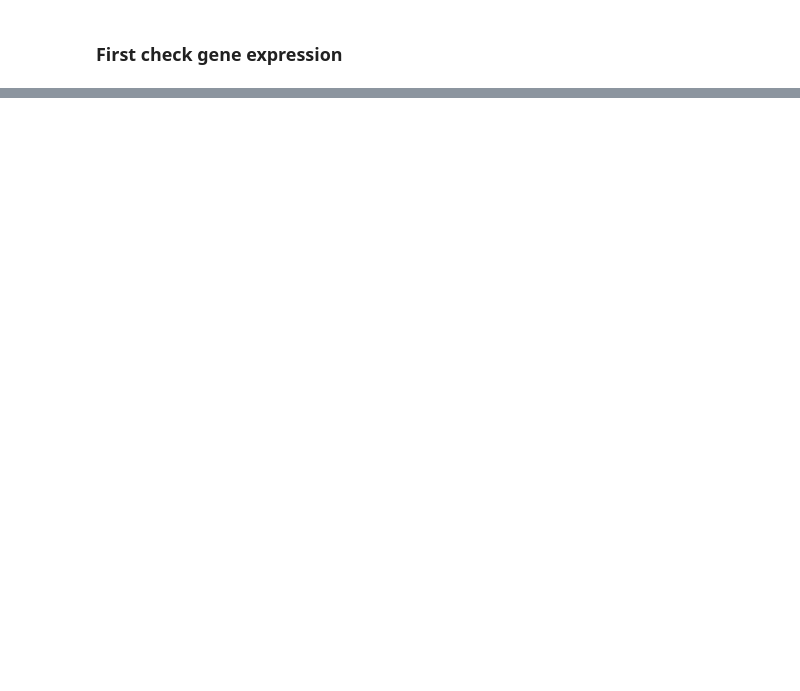
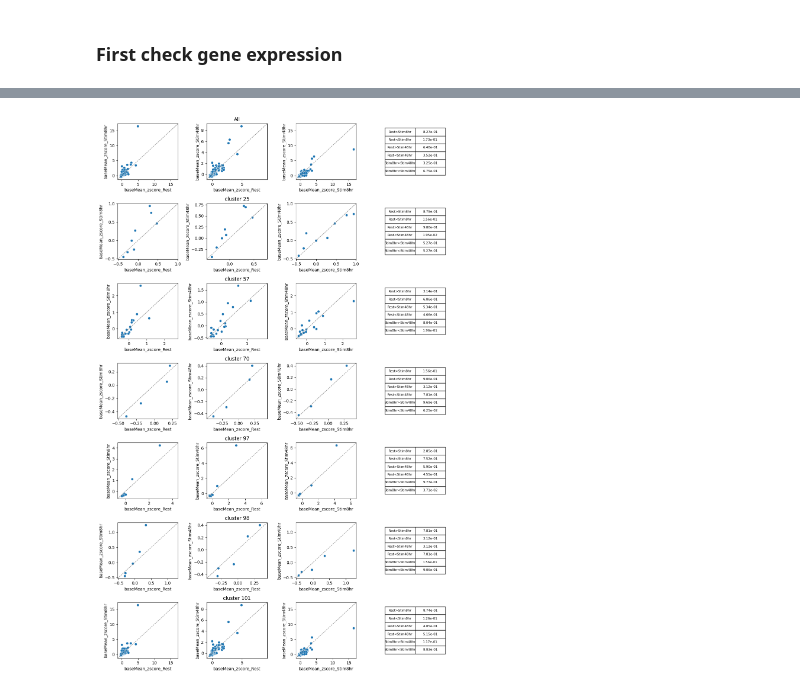
Before and after one commit to emdann/GWT_perturbseq_analysis_2025, a Jupyter notebook: src/6_functional_interaction/understanding_clustering.ipynb, the cells around one changed output, grey strips where cells are left out. Saved outputs shown, nothing was run; the diff lists cells and outputs as text; code cells hidden in the pictures; blank space fills up the shorter version.

```diff
--- a/src/6_functional_interaction/understanding_clustering.ipynb
+++ b/src/6_functional_interaction/understanding_clustering.ipynb
@@ -117,0 +82,95 @@ df
+# %%
+df_mean_std = pd.DataFrame({'condition': ['Rest', 'Rest', 'Stim8hr', 'Stim8hr', 'Stim48hr', 'Stim48hr'],
+                            'mean_or_std': ['mean', 'std', 'mean', 'std', 'mean', 'std'],
+                            'values': [de_summary_stats[de_summary_stats.condition=='Rest'].baseMean.mean(),
+                                       de_summary_stats[de_summary_stats.condition=='Rest'].baseMean.std(),
+                                       de_summary_stats[de_summary_stats.condition=='Stim8hr'].baseMean.mean(),
+                                       de_summary_stats[de_summary_stats.condition=='Stim8hr'].baseMean.std(),
+                                       de_summary_stats[de_summary_stats.condition=='Stim48hr'].baseMean.mean(),
+                                       de_summary_stats[de_summary_stats.condition=='Stim48hr'].baseMean.std()]})
+
+def calculate_expression_zscore(row, df_mean_std):
+    """
+    Calculate zscore of gene expression from mean expression of matching condition
+    """
+    mean = df_mean_std[(df_mean_std['condition']==row['condition'])&(df_mean_std['mean_or_std']=='mean')]['values'].values[0]
+    std = df_mean_std[(df_mean_std['condition']==row['condition'])&(df_mean_std['mean_or_std']=='std')]['values'].values[0]
+
+    return (row['baseMean'] - mean)/std
+# %%
+de_summary_stats['baseMean_zscore'] = de_summary_stats.apply(calculate_expression_zscore, axis=1, df_mean_std=df_mean_std)
+# %%
+df_all = pd.DataFrame(columns=['baseMean_zscore_Rest','baseMean_zscore_Stim8hr','baseMean_zscore_Stim48hr'])
+fig, ax = plt.subplots(len(stim48hr_specific_cluster)+1,4,figsize=(12,3*len(stim48hr_specific_cluster)+1))
+for i, cluster in enumerate(stim48hr_specific_cluster):
+    genelist = adata_final[adata_final.obs.hdbscan==cluster].obs.target_contrast_gene_name_corrected.unique().tolist()
+
+    # Get zscore dataframe
+    df = de_summary_stats[(de_summary_stats.target_name.isin(genelist))&(de_summary_stats.condition=='Rest')][['baseMean_zscore', 'target_name_corrected']].set_index('target_name_corrected')
+    df = pd.merge(df, de_summary_stats[(de_summary_stats.target_name.isin(genelist))&(de_summary_stats.condition=='Stim8hr')][['baseMean_zscore', 'target_name_corrected']].set_index('target_name_corrected'),
+                  left_index=True, right_index=True, suffixes=('_Rest', '_Stim8hr'))
+    df = pd.merge(df, de_summary_stats[(de_summary_stats.target_name.isin(genelist))&(de_summary_stats.condition=='Stim48hr')][['baseMean_zscore', 'target_name_corrected']].set_index('target_name_corrected'),
+                  left_index=True, right_index=True)
+    df = df.rename(columns={'baseMean_zscore': 'baseMean_zscore_Stim48hr'})
+
+    comparison = []
+    pvalues = []
+    condition_pair = [('Rest', 'Stim8hr'), ('Rest', 'Stim48hr'), ('Stim8hr', 'Stim48hr')]
+    for j, pair in enumerate(condition_pair):
+        pvalues.append(stats.wilcoxon(df['baseMean_zscore_'+pair[0]], df['baseMean_zscore_'+pair[1]], alternative='greater').pvalue)
+        comparison.append(pair[0]+'>'+pair[1])
+        pvalues.append(stats.wilcoxon(df['baseMean_zscore_'+pair[0]], df['baseMean_zscore_'+pair[1]], alternative='less').pvalue)
+        comparison.append(pair[0]+'<'+pair[1])
+        sns.scatterplot(df, x='baseMean_zscore_'+pair[0], y='baseMean_zscore_'+pair[1], ax=ax[i+1,j])
+        min_val = min(df['baseMean_zscore_'+pair[0]].min(), df['baseMean_zscore_'+pair[1]].min())
+        max_val = max(df['baseMean_zscore_'+pair[0]].max(), df['baseMean_zscore_'+pair[1]].max())
+        buffer = (max_val - min_val) * 0.05
+        min_limit = min_val - buffer
+        max_limit = max_val + buffer
+        ax[i+1,j].set_xlim(min_limit, max_limit)
+        ax[i+1,j].set_ylim(min_limit, max_limit)
+        ax[i+1,j].axline((0, 0), slope=1, linestyle='--', color='gray', linewidth=1)
+
+    df_comparison = pd.DataFrame({'comparison': comparison, 'pvalue': pvalues})
+    df_comparison['pvalue'] = df_comparison['pvalue'].apply(lambda x: f"{x:.2e}")
+    table = ax[i+1,3].table(df_comparison.values, cellLoc='center', loc='center')
+    ax[i+1,3].axis('off')
+    table.auto_set_font_size(False)
+    table.set_fontsize(8)
+    table.scale(1, 1.5)
+    df_all = pd.concat([df_all, df])
+    ax[i+1,1].set_title('cluster '+str(cluster))
+
+# calculate significance of all
+comparison = []
+pvalues = []
+condition_pair = [('Rest', 'Stim8hr'), ('Rest', 'Stim48hr'), ('Stim8hr', 'Stim48hr')]
+for j, pair in enumerate(condition_pair):
+    pvalues.append(stats.wilcoxon(df_all['baseMean_zscore_'+pair[0]], df_all['baseMean_zscore_'+pair[1]], alternative='greater').pvalue)
+    comparison.append(pair[0]+'>'+pair[1])
+    pvalues.append(stats.wilcoxon(df_all['baseMean_zscore_'+pair[0]], df_all['baseMean_zscore_'+pair[1]], alternative='less').pvalue)
+    comparison.append(pair[0]+'<'+pair[1])
+    sns.scatterplot(df_all, x='baseMean_zscore_'+pair[0], y='baseMean_zscore_'+pair[1], ax=ax[0,j])
+    min_val = min(df_all['baseMean_zscore_'+pair[0]].min(), df_all['baseMean_zscore_'+pair[1]].min())
+    max_val = max(df_all['baseMean_zscore_'+pair[0]].max(), df_all['baseMean_zscore_'+pair[1]].max())
+    buffer = (max_val - min_val) * 0.05
+    min_limit = min_val - buffer
+    max_limit = max_val + buffer
+    ax[0,j].set_xlim(min_limit, max_limit)
+    ax[0,j].set_ylim(min_limit, max_limit)
+    ax[0,j].axline((0, 0), slope=1, linestyle='--', color='gray', linewidth=1)
+
+df_comparison = pd.DataFrame({'comparison': comparison, 'pvalue': pvalues})
+df_comparison['pvalue'] = df_comparison['pvalue'].apply(lambda x: f"{x:.2e}")
+table = ax[0,3].table(df_comparison.values, cellLoc='center', loc='center')
+ax[0,3].axis('off')
+table.auto_set_font_size(False)
+table.set_fontsize(8)
+table.scale(1, 1.5)
+ax[0,1].set_title('All')
+
+plt.tight_layout()
+
+plt.savefig('results/stim48hr_specific_cluster_baseMean_zscore_comparison.png')
+# %% [output]
+[figure, added]
```
Also changed, not shown: parts of 26 cells of this notebook, 5 other files.
